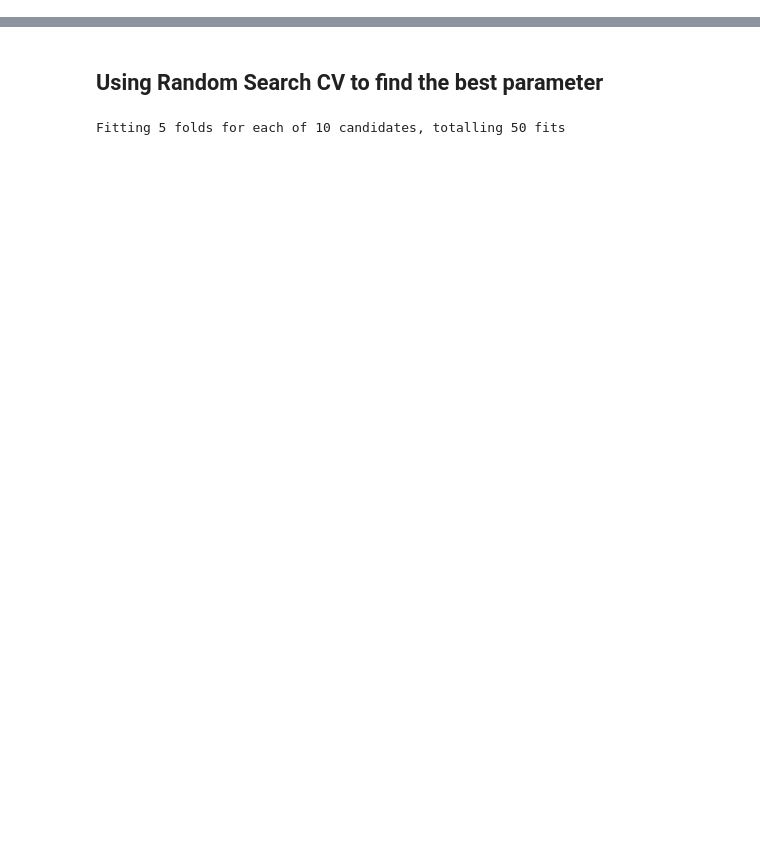
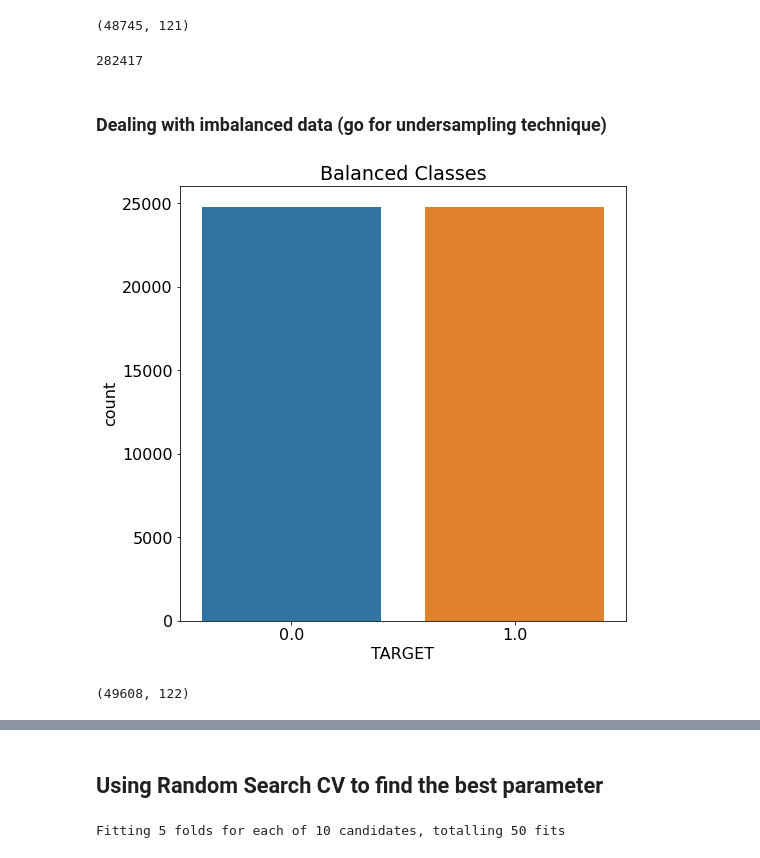
Before and after one commit to chandrakanthHA/Home_Credit, a Jupyter notebook: MODEL.ipynb, the cells around one changed output, grey strips where cells are left out. Cells and saved outputs as stored; diff of their text form; code cells hidden in the pictures; blank space fills up the shorter version.

Commit message:
dataset normalized by balancing

```diff
--- a/MODEL.ipynb
+++ b/MODEL.ipynb
@@ -17,3 +23,48 @@ data = pd.read_csv('Home_Loan/application_train.csv.tar.gz')
+# %%
+data_test.shape
+# %% [output]
+(48745, 121)
+# %%
+data['TARGET'].value_counts()[0]
+# %% [output]
+282417
+# %% [markdown]
+### Dealing with imbalanced data (go for undersampling technique)
+# %%
+# Function for balancing the train data set
+
+def balanced_data(df):
+
+    # Storing total under sampled class in a variable
+    n_default = df['TARGET'].value_counts()[1]
+
+    # Shuffle the Dataset.
+    shuffled_df = df.sample(frac=1,random_state=4)
+
+    # Put all the default class in a separate dataset.
+    default_df = shuffled_df.loc[shuffled_df['TARGET'] == 1.0]
+
+    #Randomly select 24804 observations from the non-default (majority class)
+    non_default_df = shuffled_df.loc[shuffled_df['TARGET'] == 0.0].sample(n=n_default,random_state=42)
+
+    # Concatenate both dataframes again
+    balanced_df = pd.concat([default_df, non_default_df])
+
+    #plot the dataset after the undersampling
+    plt.figure(figsize=(8, 8))
+    sns.countplot('TARGET', data=balanced_df)
+    plt.title('Balanced Classes')
+    plt.show()
+
+    return balanced_df
+# %%
+normalized_data = balanced_data(data)
+# %% [output]
+[figure, added]
+# %%
+normalized_data.shape
+# %% [output]
+(49608, 122)
 # %%
 mm_scaler = MinMaxScaler()
 std_scaler = StandardScaler()
```
Also changed, not shown: parts of 15 cells of this notebook.
